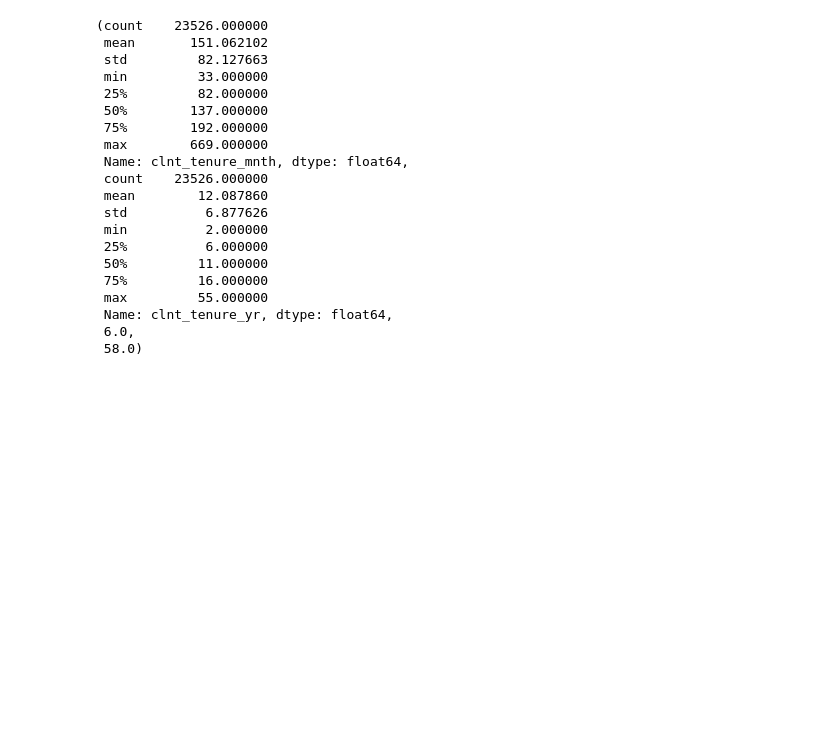
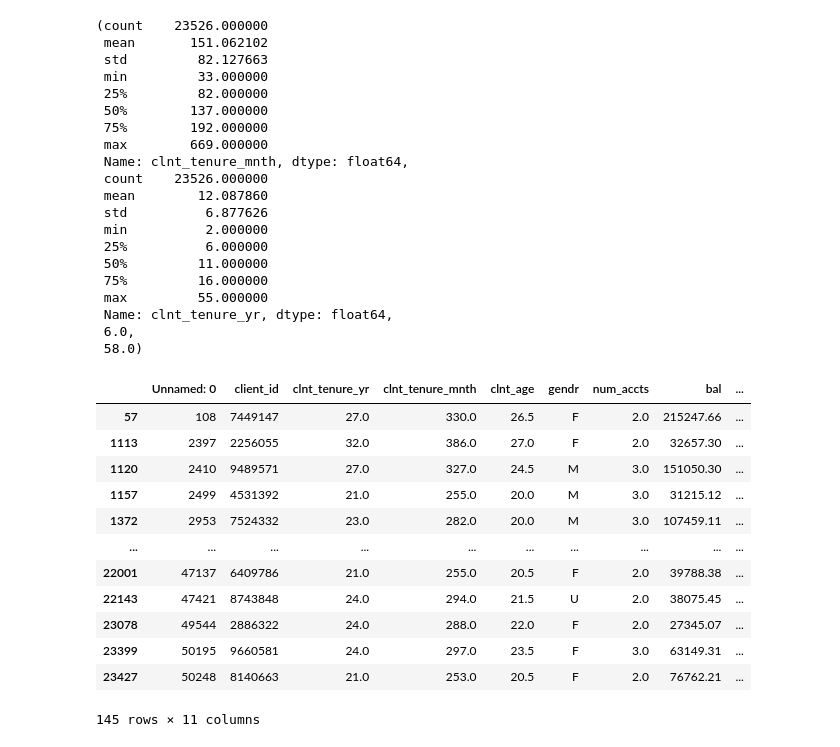
Before and after one commit to mkpaerce/vanguard-ab-test, a Jupyter notebook: Notebooks/vanguard_data_clean_mike.ipynb, the cells around one changed output. Saved outputs shown, nothing was run; the diff lists cells and outputs as text; code cells hidden in the pictures; blank space fills up the shorter version.

```diff
--- a/Notebooks/vanguard_data_clean_mike.ipynb
+++ b/Notebooks/vanguard_data_clean_mike.ipynb
@@ -87,3 +84,23 @@ disp_tenure_months, disp_tenure_years, mode_tenure_years, mode_tenure_months
  Name: clnt_tenure_yr, dtype: float64,
  6.0,
  58.0)
+# %%
+#Checking for invalid tenure
+
+df_invalid_tenure = df_cleaned[df_cleaned["clnt_tenure_yr"] > df_cleaned["clnt_age"]]
+
+df_invalid_tenure
+# %% [output]
+|  | Unnamed: 0 | client_id | clnt_tenure_yr | clnt_tenure_mnth | clnt_age | gendr | num_accts | bal | ... |
+| 57 | 108 | 7449147 | 27.0 | 330.0 | 26.5 | F | 2.0 | 215247.66 | ... |
+| 1113 | 2397 | 2256055 | 32.0 | 386.0 | 27.0 | F | 2.0 | 32657.30 | ... |
+| 1120 | 2410 | 9489571 | 27.0 | 327.0 | 24.5 | M | 3.0 | 151050.30 | ... |
+| 1157 | 2499 | 4531392 | 21.0 | 255.0 | 20.0 | M | 3.0 | 31215.12 | ... |
+| 1372 | 2953 | 7524332 | 23.0 | 282.0 | 20.0 | M | 3.0 | 107459.11 | ... |
+| ... | ... | ... | ... | ... | ... | ... | ... | ... | ... |
+| 22001 | 47137 | 6409786 | 21.0 | 255.0 | 20.5 | F | 2.0 | 39788.38 | ... |
+| 22143 | 47421 | 8743848 | 24.0 | 294.0 | 21.5 | U | 2.0 | 38075.45 | ... |
+| 23078 | 49544 | 2886322 | 24.0 | 288.0 | 22.0 | F | 2.0 | 27345.07 | ... |
+| 23399 | 50195 | 9660581 | 24.0 | 297.0 | 23.5 | F | 3.0 | 63149.31 | ... |
+| 23427 | 50248 | 8140663 | 21.0 | 253.0 | 20.5 | F | 2.0 | 76762.21 | ... |
+145 rows × 11 columns
```
Also changed, not shown: parts of 8 cells of this notebook.
